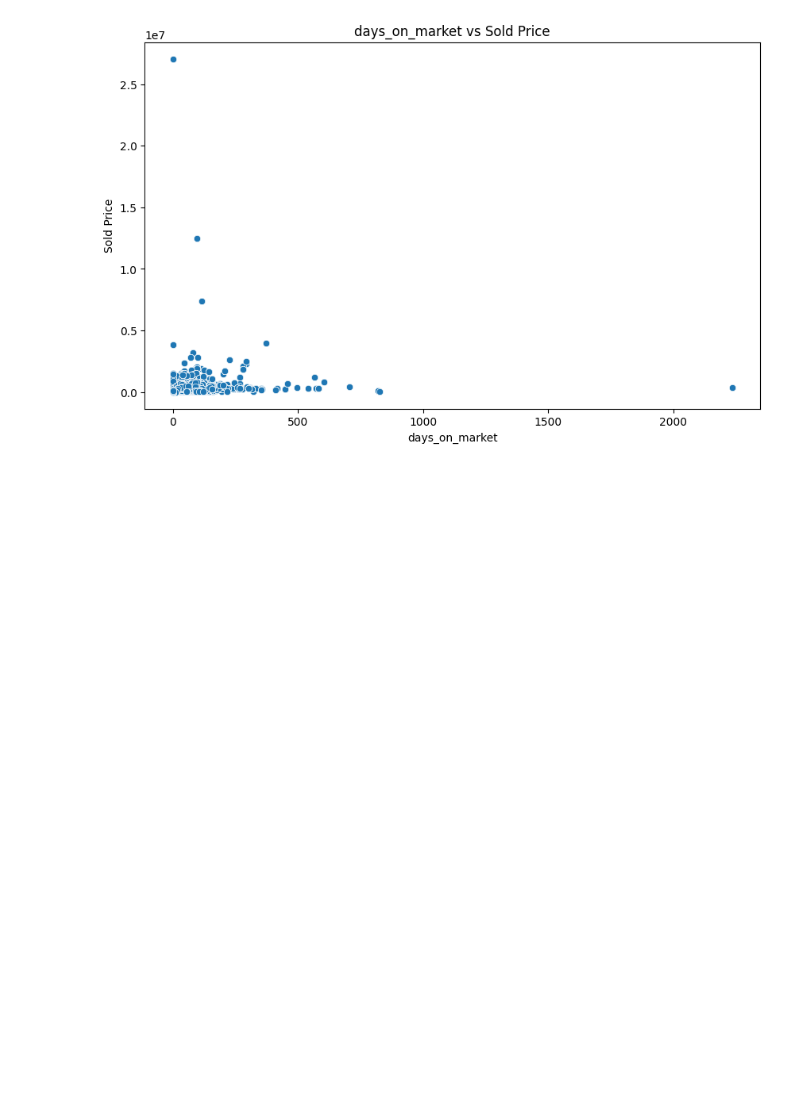
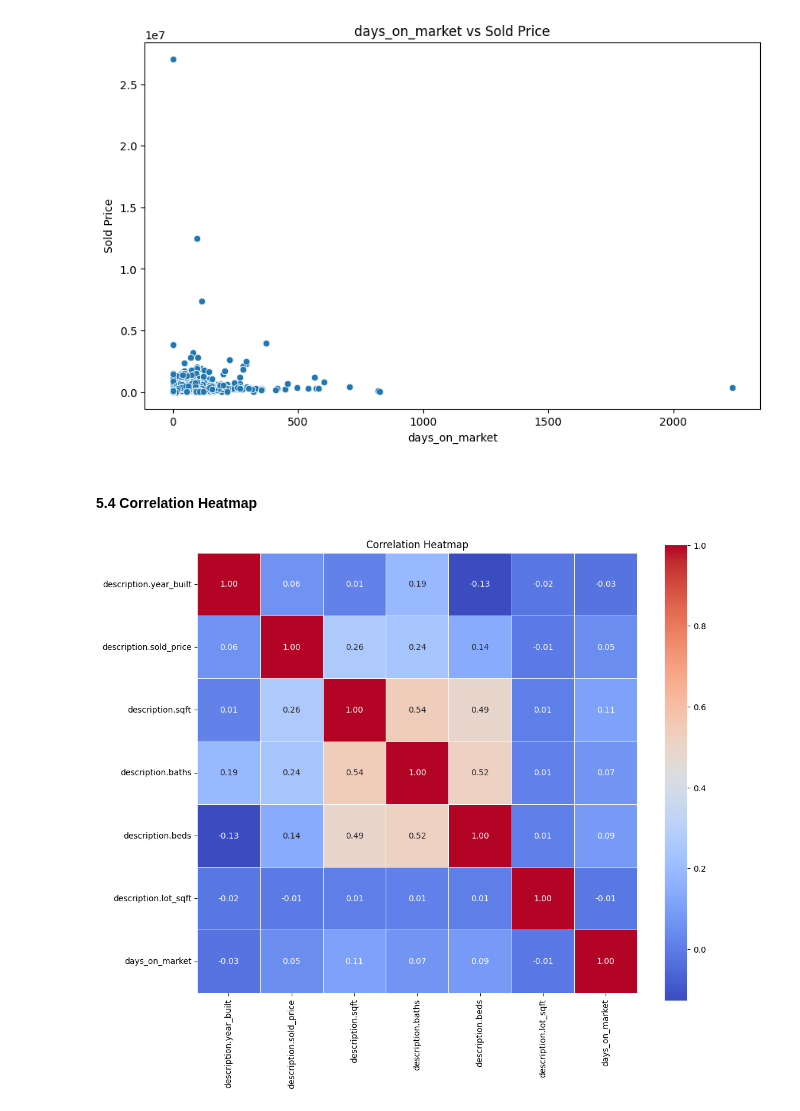
Before and after one commit to rdebullain/ML-supervised_real_estate_data, a Jupyter notebook: notebooks/eda.ipynb, the cells around one changed output. Saved outputs shown, nothing was run; the diff lists cells and outputs as text; code cells hidden in the pictures; blank space fills up the shorter version.

```diff
--- a/notebooks/eda.ipynb
+++ b/notebooks/eda.ipynb
@@ -322,3 +322,23 @@ plot_scatterplot(df, 'days_on_market', 'Days_on_Market_Scatterplot.png')
 [figure]
 [figure]
 [figure]
+# %% [markdown]
+#### 5.4 Correlation Heatmap
+# %%
+def plot_selected_correlation_heatmap(df, features, filename='Correlation_Heatmap.png'):
+    corr = df[features].corr()
+    plt.figure(figsize=(12, 10))
+    sns.heatmap(corr, annot=True, fmt='.2f', cmap='coolwarm', square=True, linewidths=.5)
+    plt.title('Correlation Heatmap')
+    plt.savefig(filename)
+    plt.show()
+
+selected_features = [
+    'description.year_built', 'description.sold_price', 'description.sqft',
+    'description.baths', 'description.beds', 'description.lot_sqft',
+    'days_on_market'
+]
+
+plot_selected_correlation_heatmap(df, selected_features, 'Correlation_Heatmap.png')
+# %% [output]
+[figure, added]
```
Also changed, not shown: parts of 4 cells of this notebook, 5 other files.
